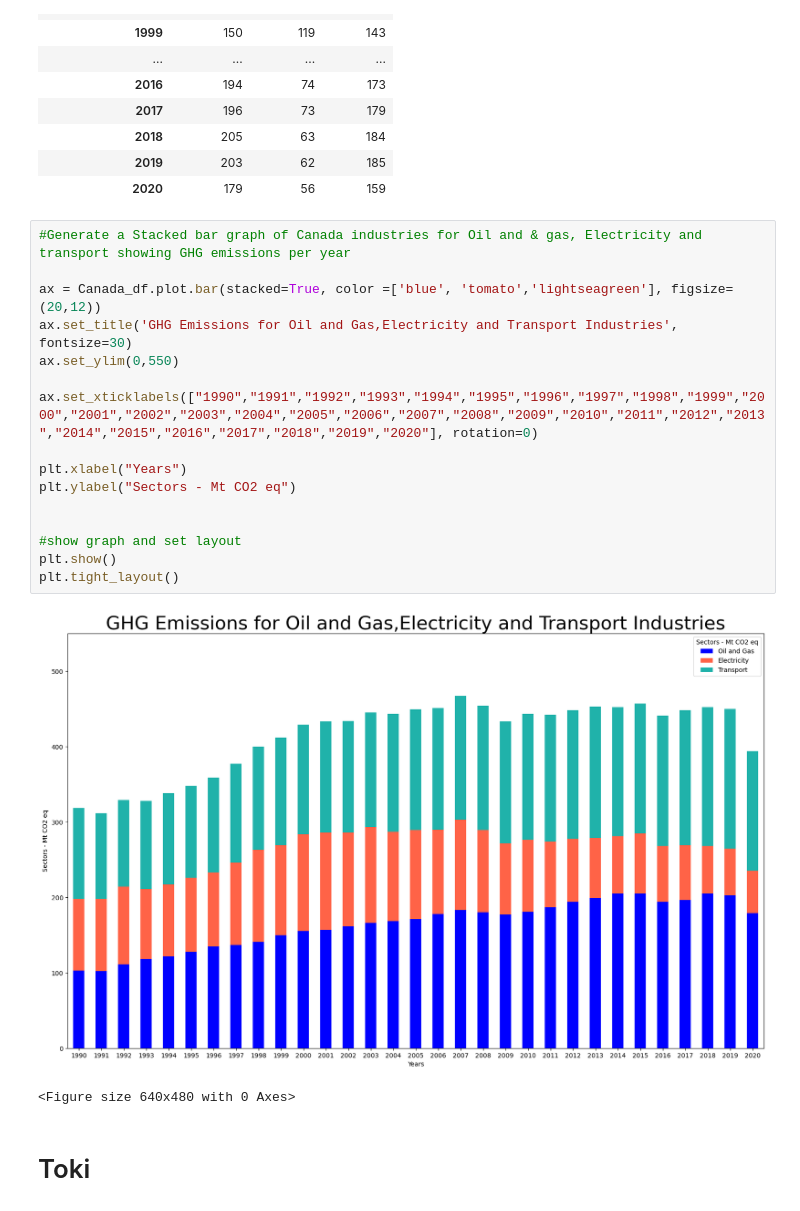
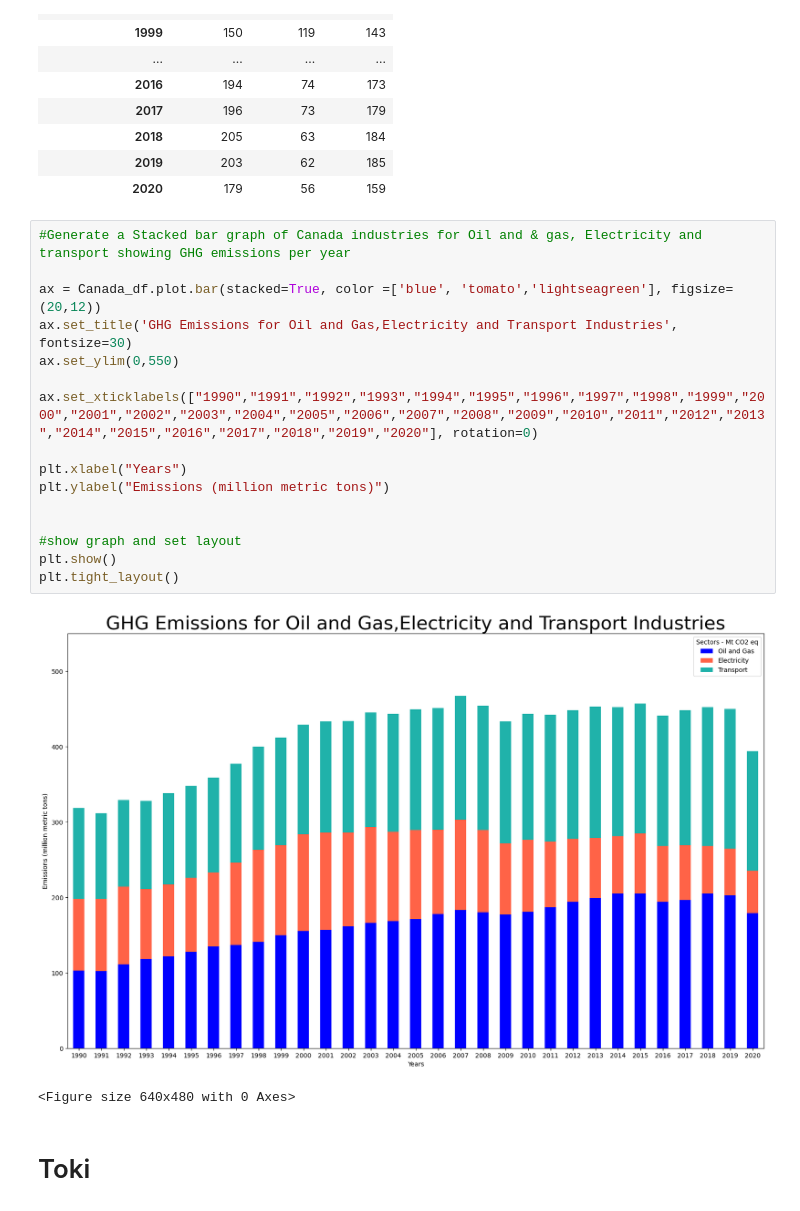
Before and after one commit to fabiomarcullo/Project_1_Climate_Action_Goals, a Jupyter notebook: Project_Sustainability_Data.ipynb, the cells around one changed output. Saved outputs shown, nothing was run; the diff lists cells and outputs as text.

```diff
--- a/Project_Sustainability_Data.ipynb
+++ b/Project_Sustainability_Data.ipynb
@@ -263,21 +102,21 @@ Canada_df
 # %%
 #Generate a Stacked bar graph of Canada industries for Oil and & gas, Electricity and transport showing GHG emissions per year
 
 ax = Canada_df.plot.bar(stacked=True, color =['blue', 'tomato','lightseagreen'], figsize=(20,12))
 ax.set_title('GHG Emissions for Oil and Gas,Electricity and Transport Industries', fontsize=30)
 ax.set_ylim(0,550)
 
 ax.set_xticklabels(["1990","1991","1992","1993","1994","1995","1996","1997","1998","1999","2000","2001","2002","2003","2004","2005","2006","2007","2008","2009","2010","2011","2012","2013","2014","2015","2016","2017","2018","2019","2020"], rotation=0)
 
 plt.xlabel("Years")
-plt.ylabel("Sectors - Mt CO2 eq")
+plt.ylabel("Emissions (million metric tons)")
 
 
 #show graph and set layout
 plt.show()
 plt.tight_layout()
 # %% [output]
-[figure, old version]
+[figure, new version]
 <Figure size 640x480 with 0 Axes>
 # %% [markdown]
 # Toki
```
Also changed, not shown: parts of 17 cells of this notebook, 5 other files.
